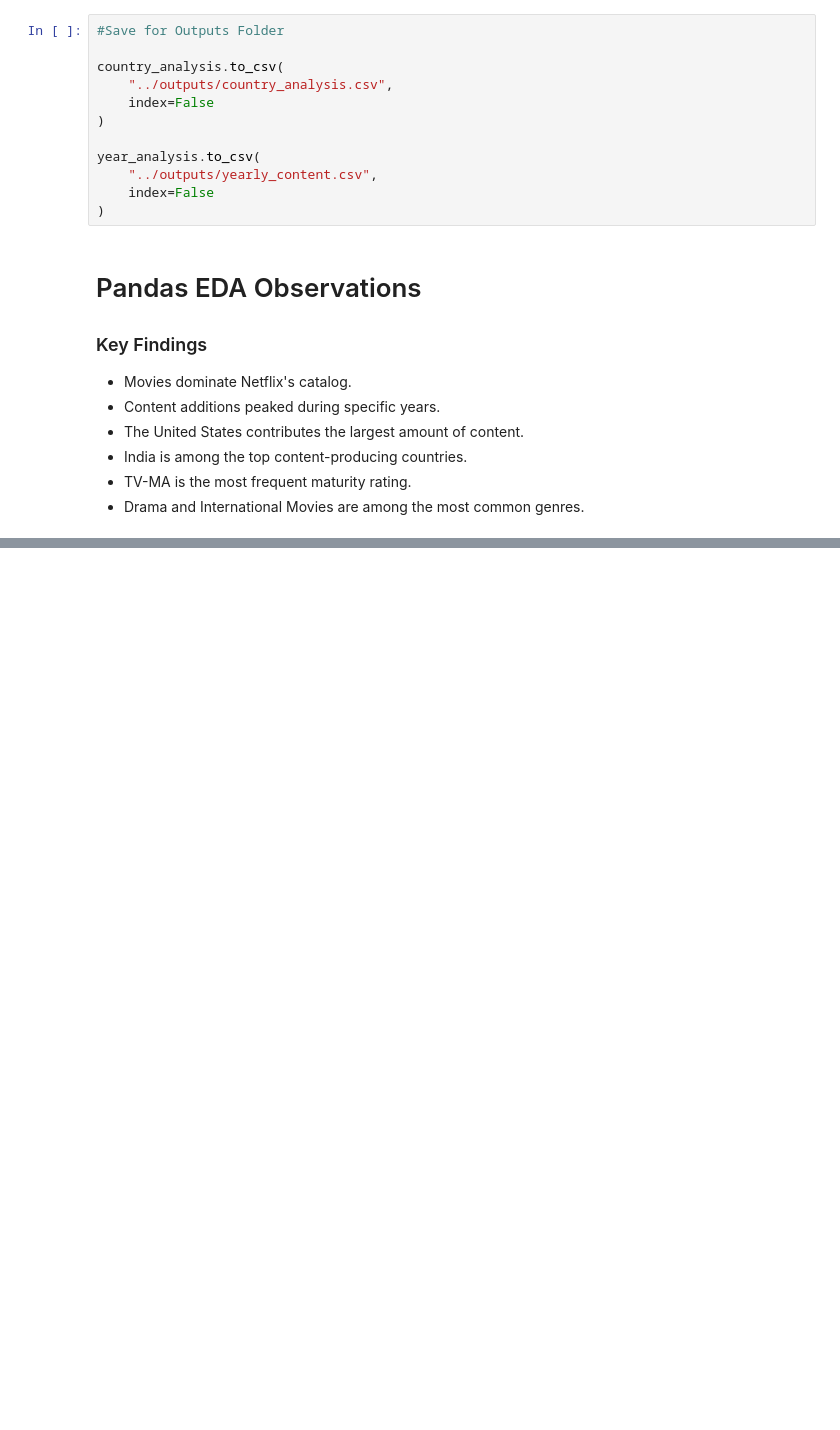
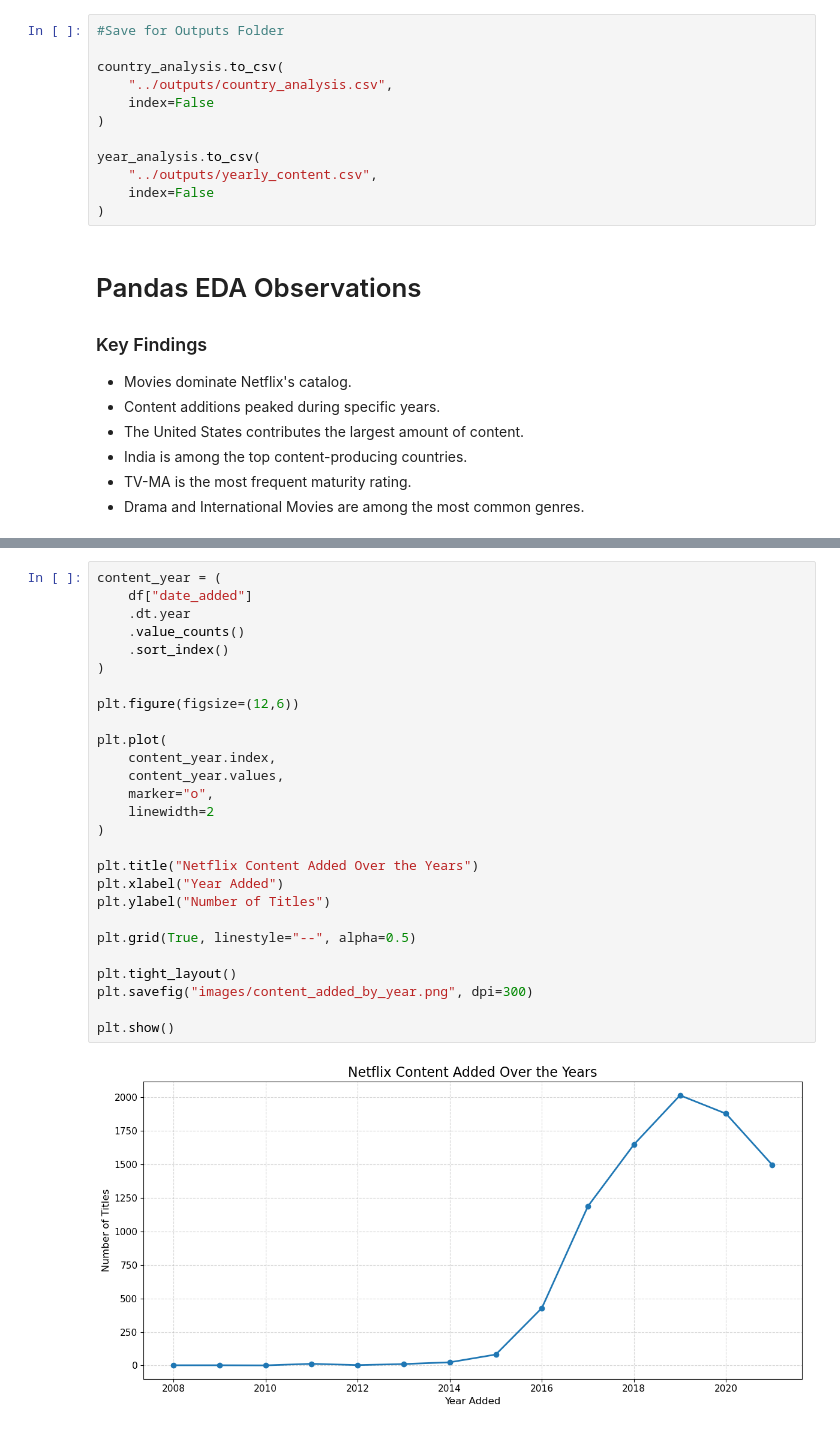
Before and after one commit to Altamash8055/Netflix-EDA-NumPy-Pandas, a Jupyter notebook: notebooks/Netflix_EDA_NumPy_Pandas.ipynb, the cells around one changed output, grey strips where cells are left out. Saved outputs shown, nothing was run; the diff lists cells and outputs as text; blank space fills up the shorter version.

```diff
--- a/notebooks/Netflix_EDA_NumPy_Pandas.ipynb
+++ b/notebooks/Netflix_EDA_NumPy_Pandas.ipynb
@@ -1397,0 +1556,29 @@ year_analysis.to_csv(
+# %%
+content_year = (
+    df["date_added"]
+    .dt.year
+    .value_counts()
+    .sort_index()
+)
+
+plt.figure(figsize=(12,6))
+
+plt.plot(
+    content_year.index,
+    content_year.values,
+    marker="o",
+    linewidth=2
+)
+
+plt.title("Netflix Content Added Over the Years")
+plt.xlabel("Year Added")
+plt.ylabel("Number of Titles")
+
+plt.grid(True, linestyle="--", alpha=0.5)
+
+plt.tight_layout()
+plt.savefig("images/content_added_by_year.png", dpi=300)
+
+plt.show()
+# %% [output]
+[figure, added]
```
Also changed, not shown: parts of 12 cells of this notebook, 4 other files.
